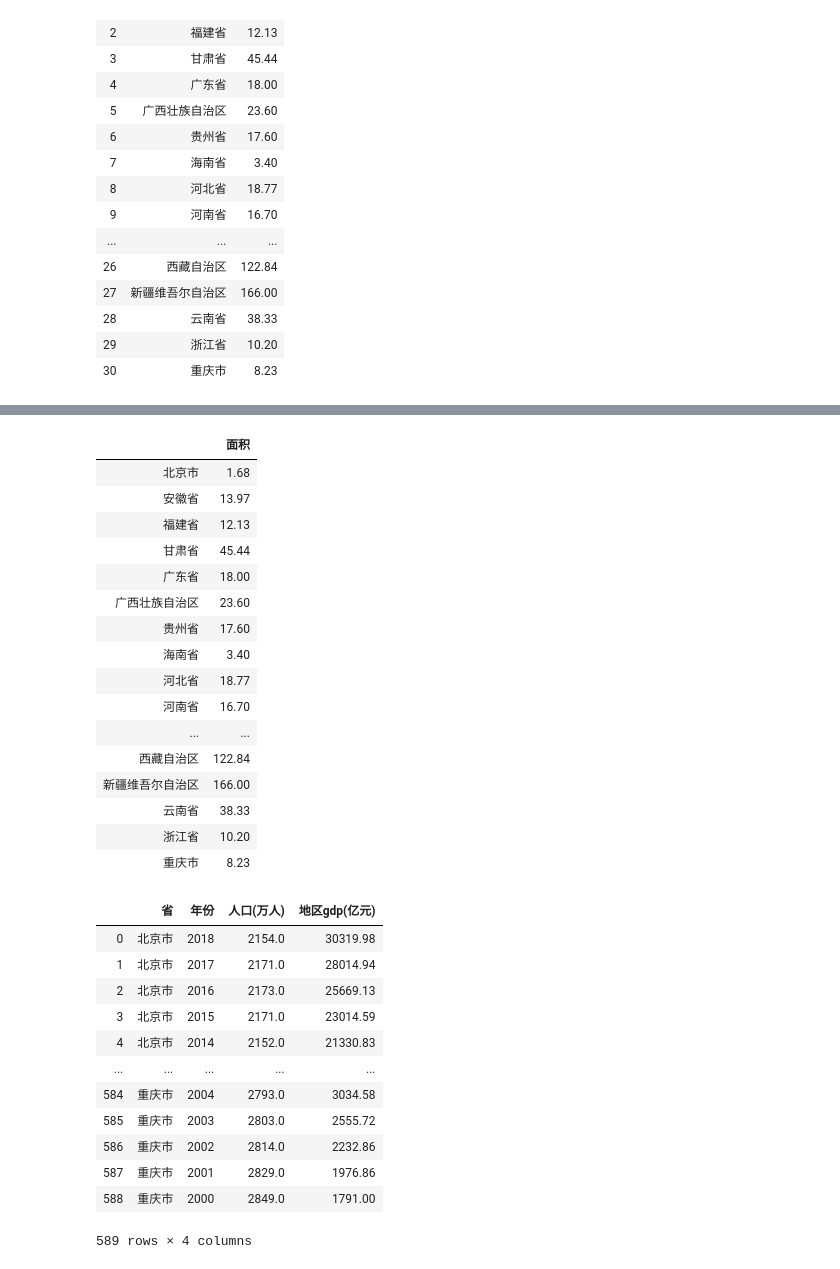
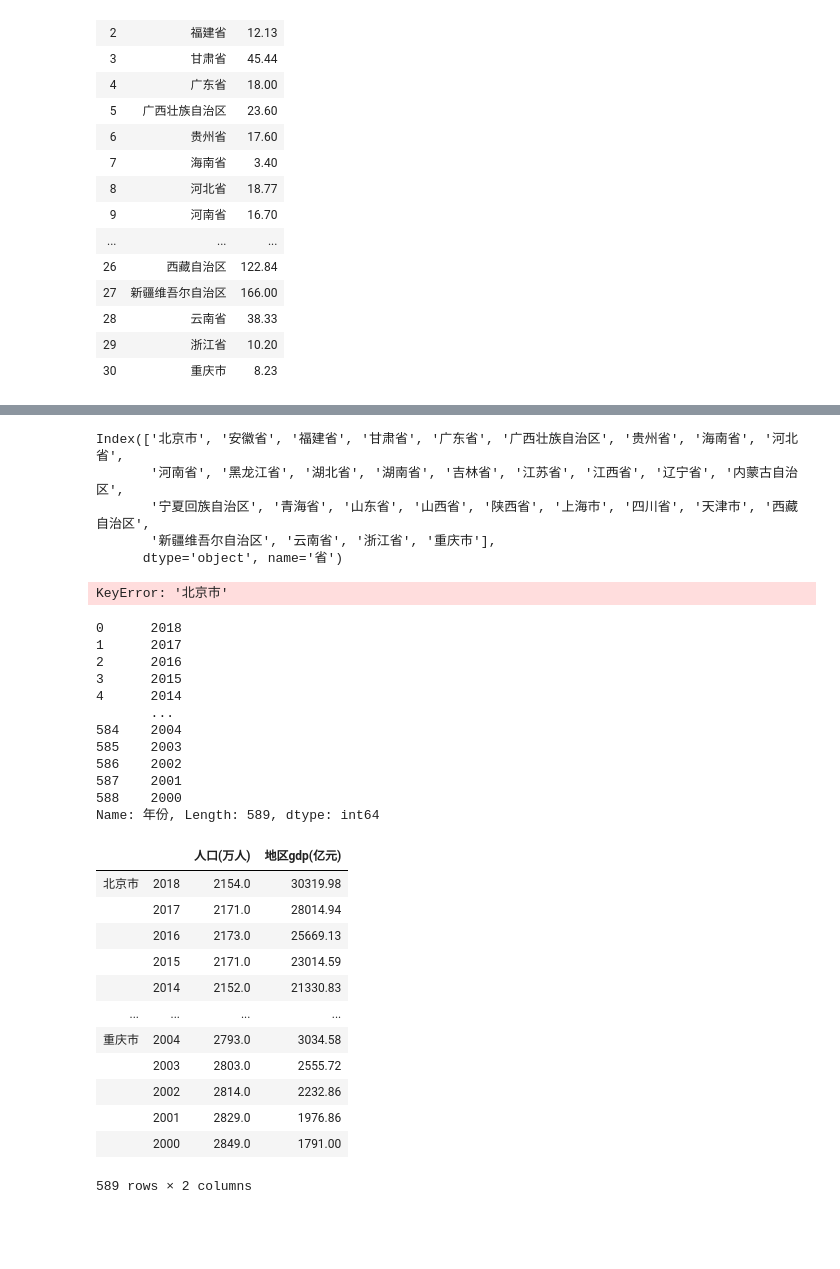
Before and after one commit to weihuayi/class, a Jupyter notebook: pythondata/2.0-Pandas数据处理入门.ipynb, the cells around one changed output, grey strips where cells are left out. Saved outputs shown, nothing was run; the diff lists cells and outputs as text; code cells hidden in the pictures; blank space fills up the shorter version.

```diff
--- a/pythondata/2.0-Pandas数据处理入门.ipynb
+++ b/pythondata/2.0-Pandas数据处理入门.ipynb
@@ -582,40 +563,51 @@ Index(['省', '面积'], dtype='object')
+# %%
+pd.Index(data0['省'])
+# %% [output]
+Index(['北京市', '安徽省', '福建省', '甘肃省', '广东省', '广西壮族自治区', '贵州省', '海南省', '河北省',
+       '河南省', '黑龙江省', '湖北省', '湖南省', '吉林省', '江苏省', '江西省', '辽宁省', '内蒙古自治区',
+       '宁夏回族自治区', '青海省', '山东省', '山西省', '陕西省', '上海市', '四川省', '天津市', '西藏自治区',
+       '新疆维吾尔自治区', '云南省', '浙江省', '重庆市'],
+      dtype='object', name='省')
 # %%
 s0 = pd.Series(data0['面积'].values,
-               index= data0['省'].values)
+               index= pd.Index(data0['省']))
 data = pd.DataFrame(s0, columns=['面积'])
-data
+data['北京市']
 # %% [output]
-|  | 面积 |
-| 北京市 | 1.68 |
-| 安徽省 | 13.97 |
-| 福建省 | 12.13 |
-| 甘肃省 | 45.44 |
-| 广东省 | 18.00 |
-| 广西壮族自治区 | 23.60 |
-| 贵州省 | 17.60 |
-| 海南省 | 3.40 |
-| 河北省 | 18.77 |
-| 河南省 | 16.70 |
-| ... | ... |
-| 西藏自治区 | 122.84 |
-| 新疆维吾尔自治区 | 166.00 |
-| 云南省 | 38.33 |
-| 浙江省 | 10.20 |
-| 重庆市 | 8.23 |
+KeyError: '北京市'
 # %%
 data1 = pd.read_csv('./data/pop_and_gdp.csv')
-data1
+data1['年份']
 # %% [output]
-|  | 省 | 年份 | 人口(万人) | 地区gdp(亿元) |
-| 0 | 北京市 | 2018 | 2154.0 | 30319.98 |
-| 1 | 北京市 | 2017 | 2171.0 | 28014.94 |
-| 2 | 北京市 | 2016 | 2173.0 | 25669.13 |
-| 3 | 北京市 | 2015 | 2171.0 | 23014.59 |
-| 4 | 北京市 | 2014 | 2152.0 | 21330.83 |
-| ... | ... | ... | ... | ... |
-| 584 | 重庆市 | 2004 | 2793.0 | 3034.58 |
-| 585 | 重庆市 | 2003 | 2803.0 | 2555.72 |
-| 586 | 重庆市 | 2002 | 2814.0 | 2232.86 |
-| 587 | 重庆市 | 2001 | 2829.0 | 1976.86 |
-| 588 | 重庆市 | 2000 | 2849.0 | 1791.00 |
-589 rows × 4 columns
+0      2018
+1      2017
+2      2016
+3      2015
+4      2014
+       ...
+584    2004
+585    2003
+586    2002
+587    2001
+588    2000
+Name: 年份, Length: 589, dtype: int64
+# %%
+values = np.array(data1.values[:, 2:], dtype=np.float)
+index = [data1['省'].values, data1['年份'].values]
+columns = ['人口(万人)', '地区gdp(亿元)']
+df = pd.DataFrame(values, index=index, columns=columns)
+df
+# %% [output]
+|  |  | 人口(万人) | 地区gdp(亿元) |
+| 北京市 | 2018 | 2154.0 | 30319.98 |
+|  | 2017 | 2171.0 | 28014.94 |
+|  | 2016 | 2173.0 | 25669.13 |
+|  | 2015 | 2171.0 | 23014.59 |
+|  | 2014 | 2152.0 | 21330.83 |
+| ... | ... | ... | ... |
+| 重庆市 | 2004 | 2793.0 | 3034.58 |
+|  | 2003 | 2803.0 | 2555.72 |
+|  | 2002 | 2814.0 | 2232.86 |
+|  | 2001 | 2829.0 | 1976.86 |
+|  | 2000 | 2849.0 | 1791.00 |
+589 rows × 2 columns
```
Also changed, not shown: parts of 13 cells of this notebook, 1 other file.
